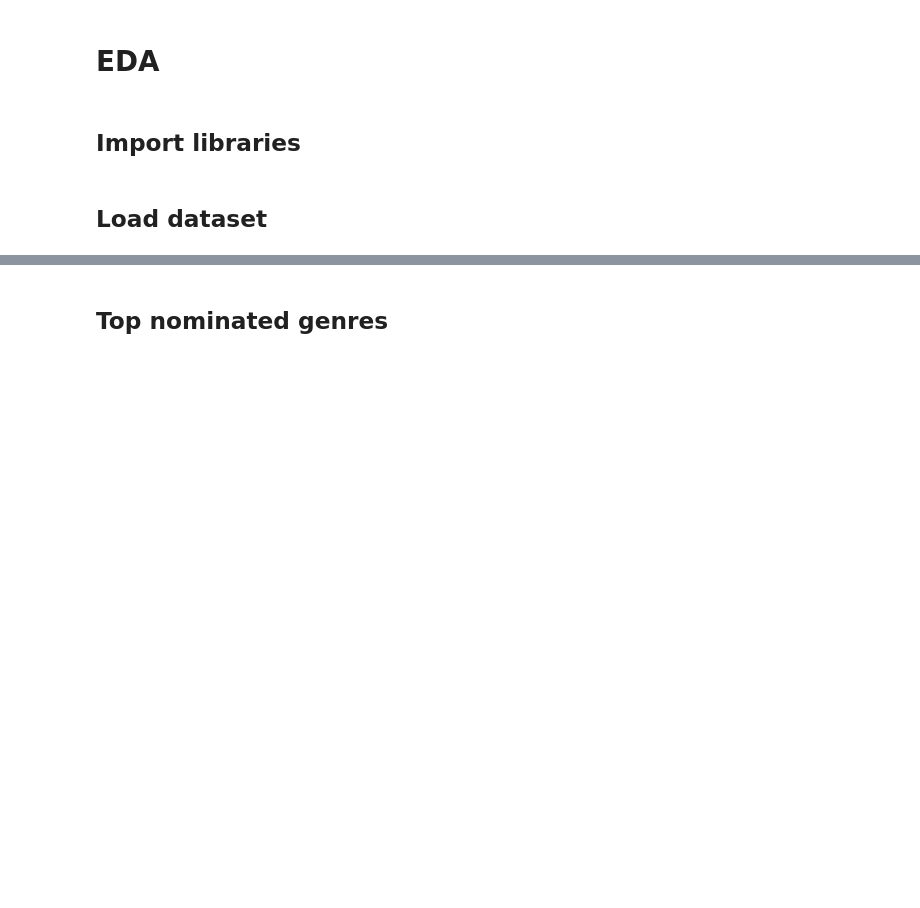
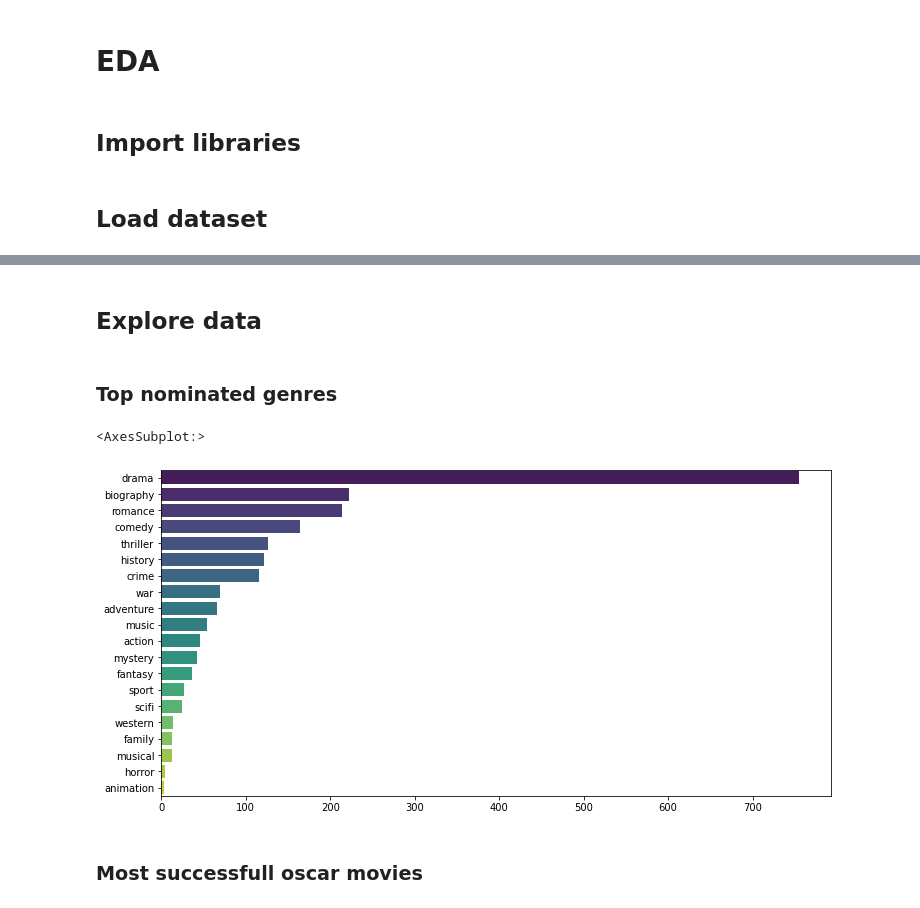
Before and after one commit to vvkin/oscar-predicting, a Jupyter notebook: notebooks/eda.ipynb, the cells around one changed output, grey strips where cells are left out. Drawn from its saved outputs; the diff is of its cells as text; code cells hidden in the pictures; blank space fills up the shorter version.

Commit message:
Implement EDA, visualize data

```diff
--- a/notebooks/eda.ipynb
+++ b/notebooks/eda.ipynb
@@ -8,6 +8,11 @@ import pandas as pd
 
 import matplotlib.pyplot as plt
 import seaborn as sns
+
+import scipy.stats as stats
+from sklearn.preprocessing import LabelEncoder
+
+sns.set_palette('viridis')
 # %% [markdown]
 ## Load dataset
 # %%
@@ -24,2 +29,22 @@ df.head()
+# %% [markdown]
+## Explore data
 # %% [markdown]
-## Top nominated genres
+### Top nominated genres
+# %%
+non_genres = [
+    'movie', 'year', 'category', 'nominee',
+    'bafta', 'oscar', 'globe', 'rated', 'runtime', 'director',
+    'language', 'imdb_score', 'imdb_votes', 'rt_score',
+    'metascore', 'other_win', 'other_nom'
+]
+genres = [el for el in df.columns if el not in non_genres]
+# %%
+genres_count = df[genres].sum(axis=0).sort_values(axis=0, ascending=False)
+# %%
+plt.figure(figsize=(12, 6))
+sns.barplot(y=genres_count.index, x=genres_count, orient='h', palette='viridis')
+# %% [output]
+<AxesSubplot:>
+[figure, added]
+# %% [markdown]
+### Most successfull oscar movies
```
Also changed, not shown: parts of 21 cells of this notebook.
